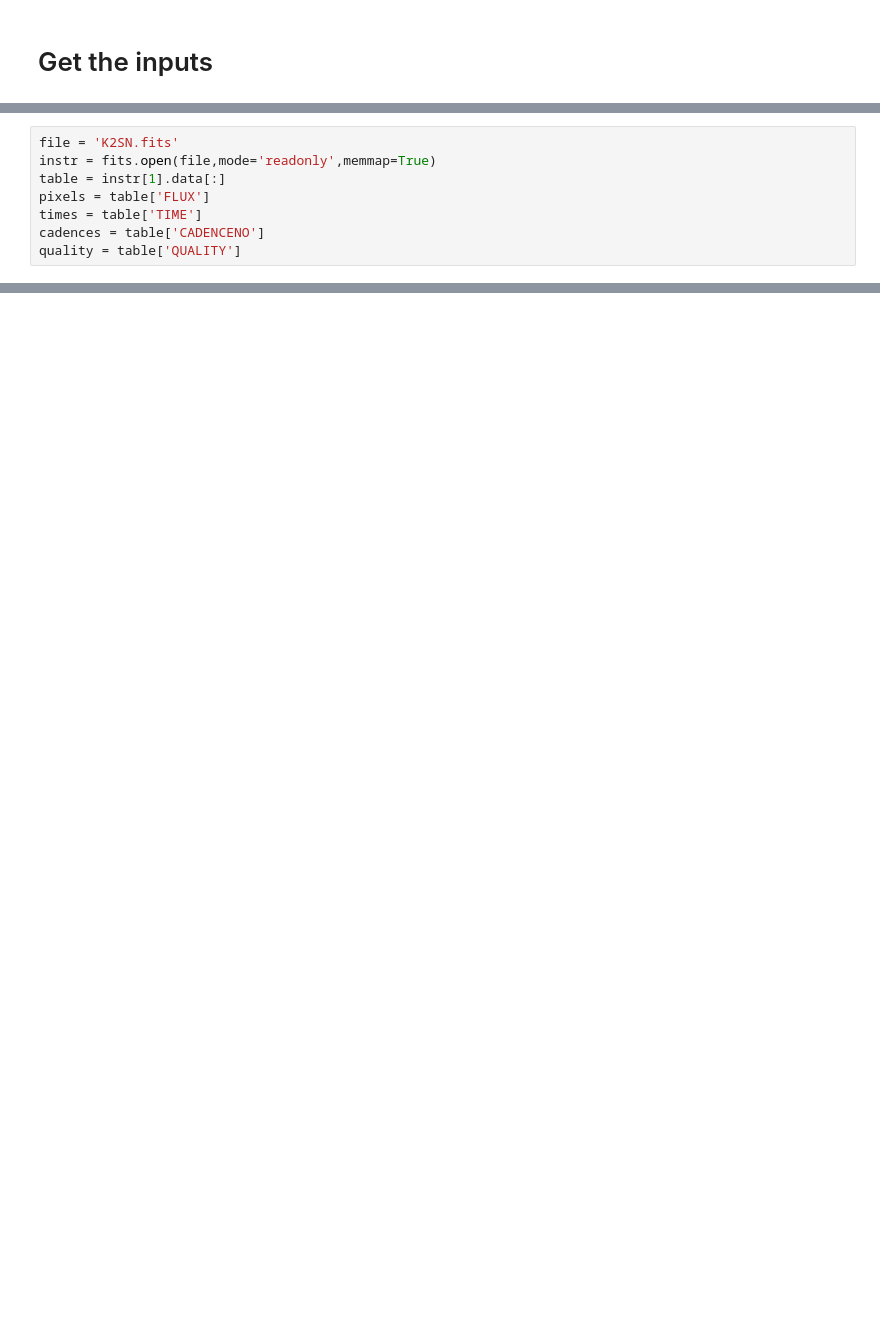
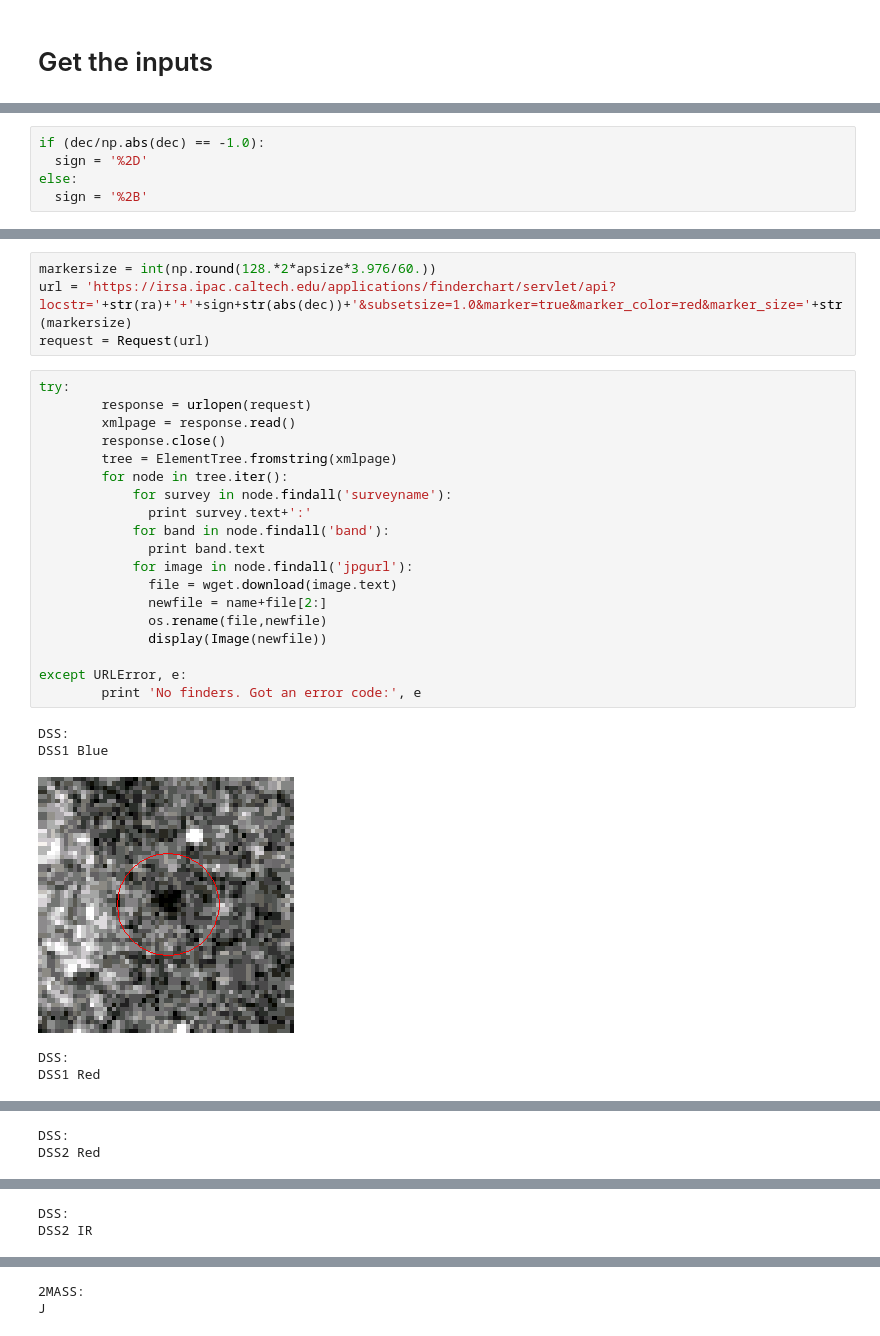
Before and after one commit to amcody/Superstampfinders, a Jupyter notebook: finder.ipynb, the cells around one changed output, grey strips where cells are left out. Cells and saved outputs as stored; diff of their text form; blank space fills up the shorter version.

```diff
--- a/finder.ipynb
+++ b/finder.ipynb
@@ -56,8 +23,0 @@ plt.imshow(pixels[100], cmap=colmap,interpolation='nearest')
-# %%
-file = 'K2SN.fits'
-instr = fits.open(file,mode='readonly',memmap=True)
-table = instr[1].data[:]
-pixels = table['FLUX']
-times = table['TIME']
-cadences = table['CADENCENO']
-quality = table['QUALITY']
@@ -198,0 +34,5 @@ plt.plot(time[good],flux[good]/np.nanmedian(flux[good])-5.*vector1[good]+3.*vect
+# %%
+if (dec/np.abs(dec) == -1.0):
+  sign = '%2D'
+else:
+  sign = '%2B'
@@ -198,0 +87,29 @@ plt.plot(time[good],flux[good]/np.nanmedian(flux[good])-5.*vector1[good]+3.*vect
+# %%
+markersize = int(np.round(128.*2*apsize*3.976/60.))
+url = 'https://irsa.ipac.caltech.edu/applications/finderchart/servlet/api?locstr='+str(ra)+'+'+sign+str(abs(dec))+'&subsetsize=1.0&marker=true&marker_color=red&marker_size='+str(markersize)
+request = Request(url)
+# %%
+try:
+        response = urlopen(request)
+        xmlpage = response.read()
+        response.close()
+        tree = ElementTree.fromstring(xmlpage)
+        for node in tree.iter():
+            for survey in node.findall('surveyname'):
+              print survey.text+':'
+            for band in node.findall('band'):
+              print band.text
+            for image in node.findall('jpgurl'):
+              file = wget.download(image.text)
+              newfile = name+file[2:]
+              os.rename(file,newfile)
+              display(Image(newfile))
+
+except URLError, e:
+        print 'No finders. Got an error code:', e
+# %% [output]
+DSS:
+DSS1 Blue
+[figure, added]
+DSS:
+DSS1 Red
@@ -198,0 +117,2 @@ plt.plot(time[good],flux[good]/np.nanmedian(flux[good])-5.*vector1[good]+3.*vect
+DSS:
+DSS2 Red
@@ -198,0 +120,2 @@ plt.plot(time[good],flux[good]/np.nanmedian(flux[good])-5.*vector1[good]+3.*vect
+DSS:
+DSS2 IR
@@ -198,0 +123,2 @@ plt.plot(time[good],flux[good]/np.nanmedian(flux[good])-5.*vector1[good]+3.*vect
+2MASS:
+J
```
Also changed, not shown: parts of 41 cells of this notebook.
